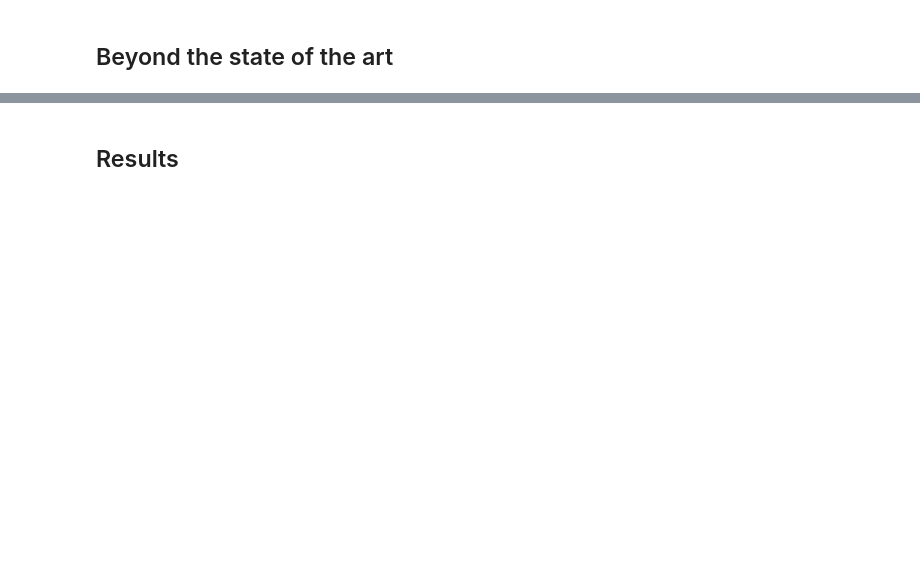
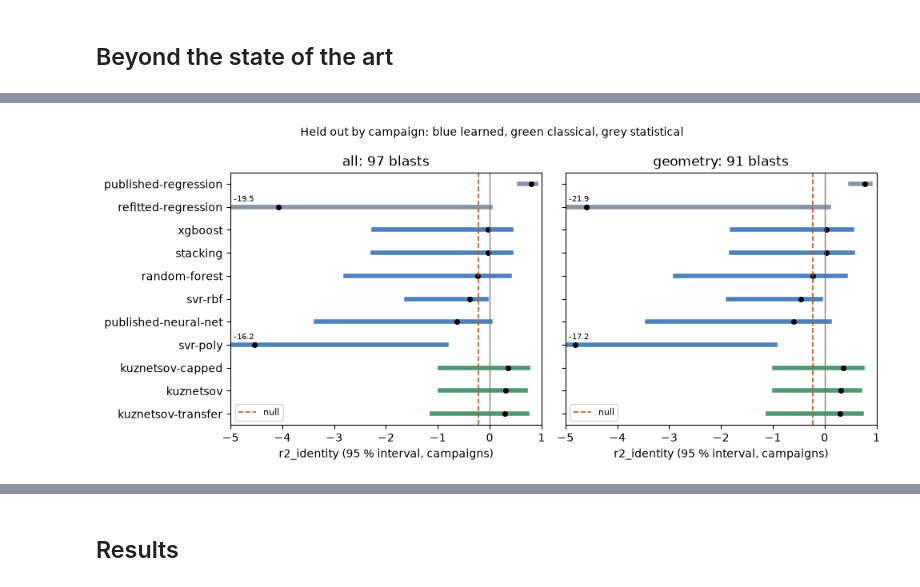
Before and after one commit to fsantibanezleal/CAOS_Fragmenta, a Jupyter notebook: notebooks/en/04-benchmark-protocol/04-the-site-held-out-protocol-and-its-pre-declared-criterion.ipynb, the cells around one changed output, grey strips where cells are left out. Drawn from its saved outputs; the diff is of its cells as text; code cells hidden in the pictures; blank space fills up the shorter version.

```diff
--- a/notebooks/en/04-benchmark-protocol/04-the-site-held-out-protocol-and-its-pre-declared-criterion.ipynb
+++ b/notebooks/en/04-benchmark-protocol/04-the-site-held-out-protocol-and-its-pre-declared-criterion.ipynb
@@ -173,0 +256,21 @@ arms with an interval above zero, in-sample arms excluded: []
+# %%
+# The interval of every predictor, resampling campaigns, on both row sets
+intervals = {}
+for name in ladder:
+    for support, keep in bf.SUPPORTS.items():
+        kept = [i for i, blast in enumerate(tested) if keep(blast)]
+        chosen = [tested[i] for i in kept]
+        chosen_predictions = [held[name][i] for i in kept]
+        intervals[name, support] = bf.bootstrap_interval(
+            chosen, chosen_predictions, "r2_identity", n_boot=2000, unit="site", seed=0)
+in_sample = [name for name in ladder if factories[name]().in_sample_corpus]
+rows = []
+for name in ladder:
+    if name == "null":
+        continue
+    ends = [f"{intervals[name, s][1]:.2f} to {intervals[name, s][2]:.2f}" for s in bf.SUPPORTS]
+    above = [s for s in bf.SUPPORTS if intervals[name, s][1] > 0]
+    rows.append((name, tiers[name], *ends, ", ".join(above) or "-", "yes" if name in in_sample else ""))
+show_table(["predictor", "tier", "all 97", "geometry 91",
+            "lower end above zero",
+            "fitted on these blasts"], rows)
@@ -173,0 +292,25 @@ arms with an interval above zero, in-sample arms excluded: []
+# %%
+# The forest plot: every predictor's interval, both row sets, the null as a reference line
+colors = {"classical": "#2f855a", "statistical": "#718096", "learned": "#2b6cb0"}
+names = sorted((n for n in ladder if n != "null"), key=lambda n: (tiers[n], intervals[n, "all"][0]))
+floor = -5.0
+fig, axes = plt.subplots(1, 2, figsize=(10.0, 4.4), sharey=True)
+for ax, support in zip(axes, bf.SUPPORTS):
+    for row, name in enumerate(names):
+        point, low, high = intervals[name, support]
+        ax.plot([max(low, floor), high], [row, row], lw=4, color=colors[tiers[name]], alpha=0.85)
+        ax.plot([point], [row], "o", color="black", ms=4)
+        if low < floor:
+            ax.annotate(f"{low:.1f}", (floor, row), xytext=(3, 5), textcoords="offset points", fontsize=7)
+    ax.axvline(0, color="#777", lw=0.9)
+    ax.axvline(intervals["null", support][0], color="#c05621", lw=1.2, ls="--", label="null")
+    ax.set_xlim(floor, 1.0)
+    ax.set_xlabel("r2_identity (95 % interval, campaigns)")
+    ax.set_title(f"{support}: {len([b for b in tested if bf.SUPPORTS[support](b)])} blasts")
+    ax.legend(fontsize=8, loc="lower left")
+axes[0].set_yticks(range(len(names)), names)
+fig.suptitle("Held out by campaign: blue learned, green classical, grey statistical", fontsize=10)
+fig.tight_layout()
+plt.show()
+# %% [output]
+[figure, added]
```
Also changed, not shown: parts of 46 cells of this notebook, 7 other files.
